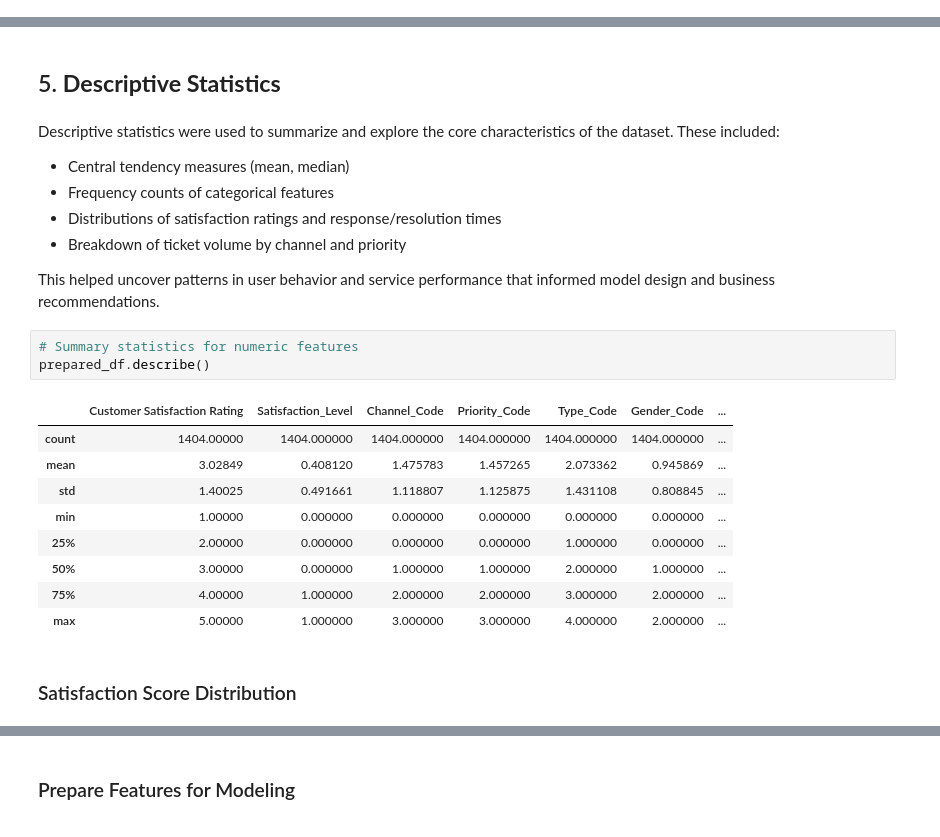
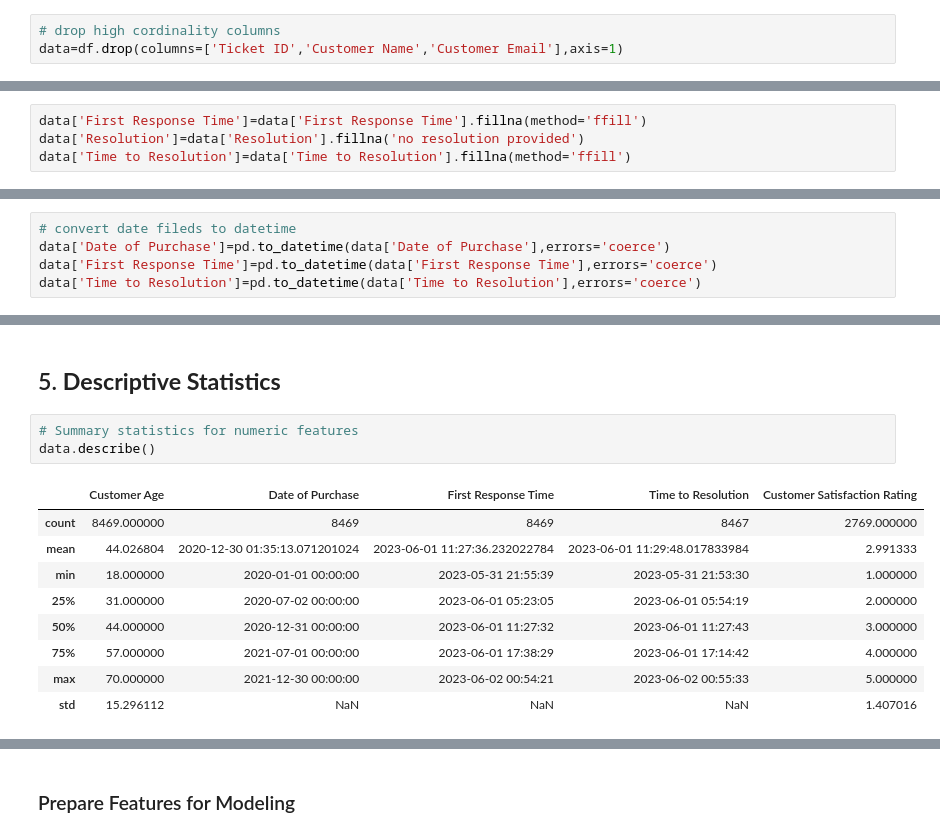
Before and after one commit to CCT-Dublin/capstone-project-feb-2024-pt-denissegarciavivolo, a Jupyter notebook: CA3_CapstoneProject_DenisseGarcia_Data1.ipynb, the cells around one changed output, grey strips where cells are left out. Cells and saved outputs as stored; diff of their text form.

Commit message:
CA3_Notebook_dataset1
updating color palette and cleaning unnecessary data

```diff
--- a/CA3_CapstoneProject_DenisseGarcia_Data1.ipynb
+++ b/CA3_CapstoneProject_DenisseGarcia_Data1.ipynb
@@ -189,0 +280,3 @@ plt.show()
+# %%
+# drop high cordinality columns
+data=df.drop(columns=['Ticket ID','Customer Name','Customer Email'],axis=1)
@@ -189,0 +292,4 @@ plt.show()
+# %%
+data['First Response Time']=data['First Response Time'].fillna(method='ffill')
+data['Resolution']=data['Resolution'].fillna('no resolution provided')
+data['Time to Resolution']=data['Time to Resolution'].fillna(method='ffill')
@@ -189,0 +318,5 @@ plt.show()
+# %%
+# convert date fileds to datetime
+data['Date of Purchase']=pd.to_datetime(data['Date of Purchase'],errors='coerce')
+data['First Response Time']=pd.to_datetime(data['First Response Time'],errors='coerce')
+data['Time to Resolution']=pd.to_datetime(data['Time to Resolution'],errors='coerce')
@@ -294,26 +593,15 @@ memory usage: 1.4+ MB
 # %% [markdown]
 ## 5. **Descriptive Statistics**
-# %% [markdown]
-Descriptive statistics were used to summarize and explore the core characteristics of the dataset. These included:
-
-- Central tendency measures (mean, median)
-- Frequency counts of categorical features
-- Distributions of satisfaction ratings and response/resolution times
-- Breakdown of ticket volume by channel and priority
-
-This helped uncover patterns in user behavior and service performance that informed model design and business recommendations.
 # %%
 # Summary statistics for numeric features
-prepared_df.describe()
+data.describe()
 # %% [output]
-|  | Customer Satisfaction Rating | Satisfaction_Level | Channel_Code | Priority_Code | Type_Code | Gender_Code | ... |
-| count | 1404.00000 | 1404.000000 | 1404.000000 | 1404.000000 | 1404.000000 | 1404.000000 | ... |
-| mean | 3.02849 | 0.408120 | 1.475783 | 1.457265 | 2.073362 | 0.945869 | ... |
-| std | 1.40025 | 0.491661 | 1.118807 | 1.125875 | 1.431108 | 0.808845 | ... |
-| min | 1.00000 | 0.000000 | 0.000000 | 0.000000 | 0.000000 | 0.000000 | ... |
-| 25% | 2.00000 | 0.000000 | 0.000000 | 0.000000 | 1.000000 | 0.000000 | ... |
-| 50% | 3.00000 | 0.000000 | 1.000000 | 1.000000 | 2.000000 | 1.000000 | ... |
-| 75% | 4.00000 | 1.000000 | 2.000000 | 2.000000 | 3.000000 | 2.000000 | ... |
-| max | 5.00000 | 1.000000 | 3.000000 | 3.000000 | 4.000000 | 2.000000 | ... |
+|  | Customer Age | Date of Purchase | First Response Time | Time to Resolution | Customer Satisfaction Rating |
+| count | 8469.000000 | 8469 | 8469 | 8467 | 2769.000000 |
+| mean | 44.026804 | 2020-12-30 01:35:13.071201024 | 2023-06-01 11:27:36.232022784 | 2023-06-01 11:29:48.017833984 | 2.991333 |
+| min | 18.000000 | 2020-01-01 00:00:00 | 2023-05-31 21:55:39 | 2023-05-31 21:53:30 | 1.000000 |
+| 25% | 31.000000 | 2020-07-02 00:00:00 | 2023-06-01 05:23:05 | 2023-06-01 05:54:19 | 2.000000 |
+| 50% | 44.000000 | 2020-12-31 00:00:00 | 2023-06-01 11:27:32 | 2023-06-01 11:27:43 | 3.000000 |
+| 75% | 57.000000 | 2021-07-01 00:00:00 | 2023-06-01 17:38:29 | 2023-06-01 17:14:42 | 4.000000 |
+| max | 70.000000 | 2021-12-30 00:00:00 | 2023-06-02 00:54:21 | 2023-06-02 00:55:33 | 5.000000 |
+| std | 15.296112 | NaN | NaN | NaN | 1.407016 |
-# %% [markdown]
-### Satisfaction Score Distribution
```
Also changed, not shown: parts of 58 cells of this notebook.
